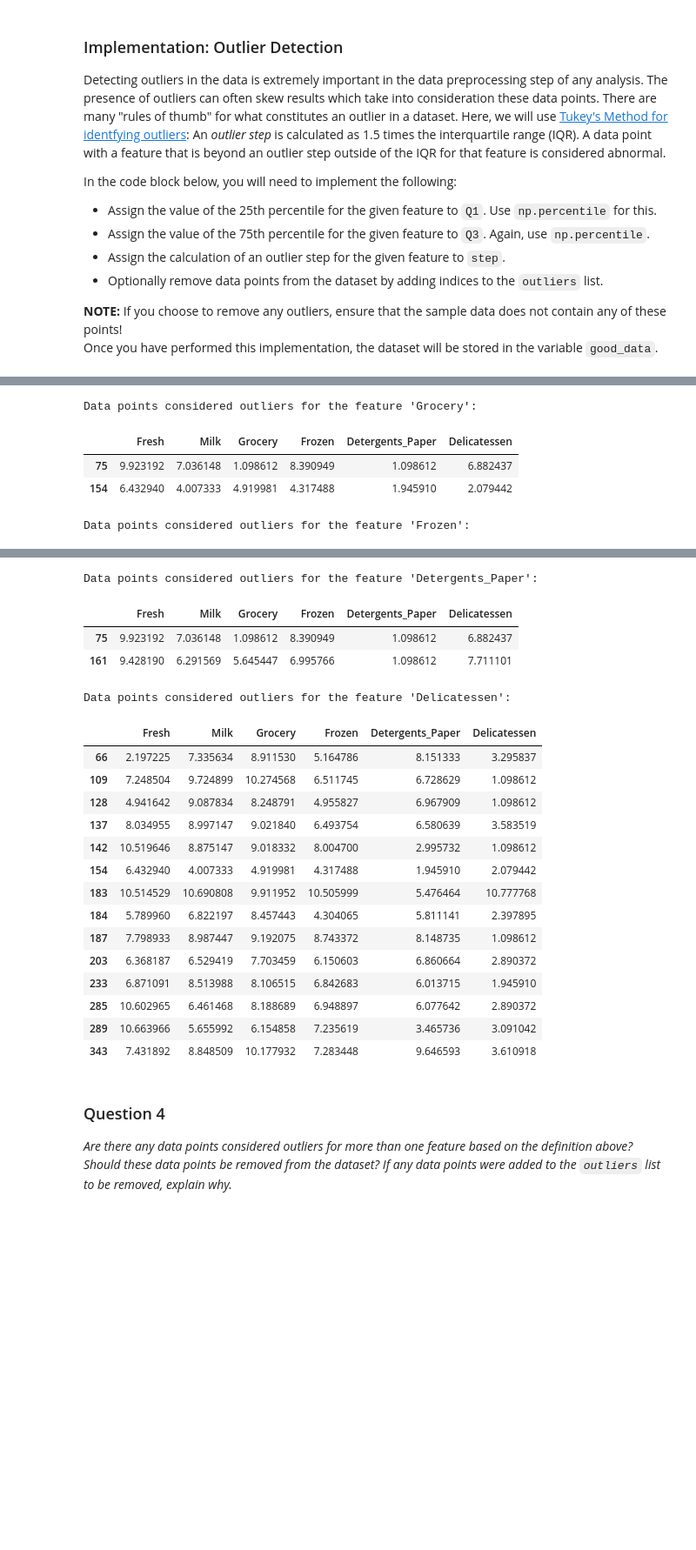
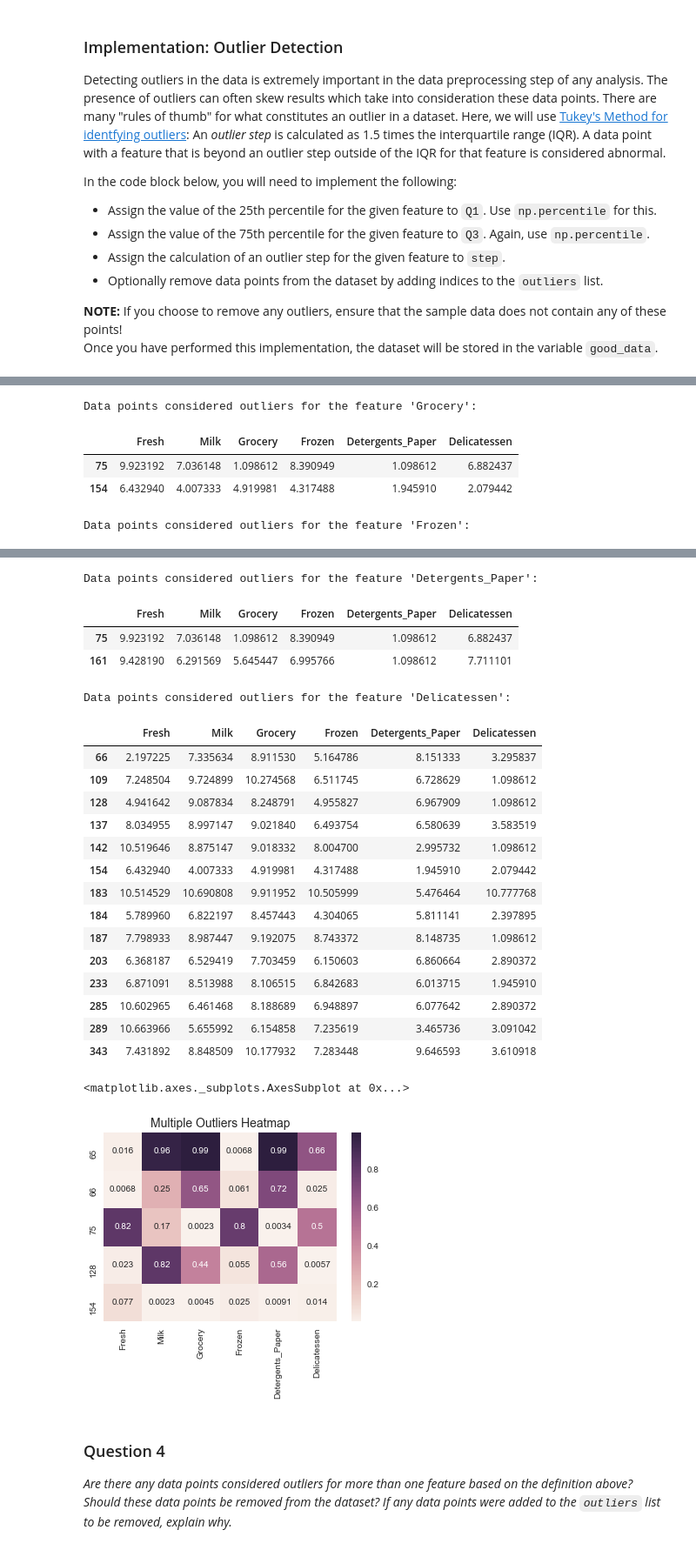
Before and after one commit to reyuhi/Customer_Segment, a Jupyter notebook: customer_segments.ipynb, the cells around one changed output, grey strips where cells are left out. Shown: that part at 87% size. Drawn from its saved outputs; the diff is of its cells as text; code cells hidden in the pictures; blank space fills up the shorter version.

```diff
--- a/customer_segments.ipynb
+++ b/customer_segments.ipynb
@@ -230,8 +237,19 @@ for feature in log_data.keys():
 outliers  = [38,57,65,66,75,81,86,95,96,98,109,128,137,142,145,154,161,171,175,183,184,187,193,
             203,218,233,264,285,289,304,305,325,338,343,353,355,356,357,412,420,429,439]
 
+#outliers = []
+
 # Remove the outliers, if any were specified
 good_data = log_data.drop(log_data.index[outliers]).reset_index(drop = True)
+
+# Heatmap using percentiles to display outlier data
+import matplotlib.pyplot as plt
+import seaborn as sns
+percentiles = data.rank(pct=True)
+percentiles = percentiles.iloc[[65, 66, 75, 128, 154]]
+plt.title('Multiple Outliers Heatmap', fontsize=14)
+heat = sns.heatmap(percentiles, annot=True)
+display(heat)
 # %% [output]
 Data points considered outliers for the feature 'Fresh':
 |  | Fresh | Milk | Grocery | Frozen | Detergents_Paper | Delicatessen |
@@ -266,33 +284,35 @@ Data points considered outliers for the feature 'Frozen':
 | 38 | 8.431853 | 9.663261 | 9.723703 | 3.496508 | 8.847360 | 6.070738 |
 | 57 | 8.597297 | 9.203618 | 9.257892 | 3.637586 | 8.932213 | 7.156177 |
 | 65 | 4.442651 | 9.950323 | 10.732651 | 3.583519 | 10.095388 | 7.260523 |
 | 145 | 10.000569 | 9.034080 | 10.457143 | 3.737670 | 9.440738 | 8.396155 |
 | 175 | 7.759187 | 8.967632 | 9.382106 | 3.951244 | 8.341887 | 7.436617 |
 | 264 | 6.978214 | 9.177714 | 9.645041 | 4.110874 | 8.696176 | 7.142827 |
 | 325 | 10.395650 | 9.728181 | 9.519735 | 11.016479 | 7.148346 | 8.632128 |
 | 420 | 8.402007 | 8.569026 | 9.490015 | 3.218876 | 8.827321 | 7.239215 |
 | 429 | 9.060331 | 7.467371 | 8.183118 | 3.850148 | 4.430817 | 7.824446 |
 | 439 | 7.932721 | 7.437206 | 7.828038 | 4.174387 | 6.167516 | 3.951244 |
 Data points considered outliers for the feature 'Detergents_Paper':
 |  | Fresh | Milk | Grocery | Frozen | Detergents_Paper | Delicatessen |
 | 75 | 9.923192 | 7.036148 | 1.098612 | 8.390949 | 1.098612 | 6.882437 |
 | 161 | 9.428190 | 6.291569 | 5.645447 | 6.995766 | 1.098612 | 7.711101 |
 Data points considered outliers for the feature 'Delicatessen':
 |  | Fresh | Milk | Grocery | Frozen | Detergents_Paper | Delicatessen |
 | 66 | 2.197225 | 7.335634 | 8.911530 | 5.164786 | 8.151333 | 3.295837 |
 | 109 | 7.248504 | 9.724899 | 10.274568 | 6.511745 | 6.728629 | 1.098612 |
 | 128 | 4.941642 | 9.087834 | 8.248791 | 4.955827 | 6.967909 | 1.098612 |
 | 137 | 8.034955 | 8.997147 | 9.021840 | 6.493754 | 6.580639 | 3.583519 |
 | 142 | 10.519646 | 8.875147 | 9.018332 | 8.004700 | 2.995732 | 1.098612 |
 | 154 | 6.432940 | 4.007333 | 4.919981 | 4.317488 | 1.945910 | 2.079442 |
 | 183 | 10.514529 | 10.690808 | 9.911952 | 10.505999 | 5.476464 | 10.777768 |
 | 184 | 5.789960 | 6.822197 | 8.457443 | 4.304065 | 5.811141 | 2.397895 |
 | 187 | 7.798933 | 8.987447 | 9.192075 | 8.743372 | 8.148735 | 1.098612 |
 | 203 | 6.368187 | 6.529419 | 7.703459 | 6.150603 | 6.860664 | 2.890372 |
 | 233 | 6.871091 | 8.513988 | 8.106515 | 6.842683 | 6.013715 | 1.945910 |
 | 285 | 10.602965 | 6.461468 | 8.188689 | 6.948897 | 6.077642 | 2.890372 |
 | 289 | 10.663966 | 5.655992 | 6.154858 | 7.235619 | 3.465736 | 3.091042 |
 | 343 | 7.431892 | 8.848509 | 10.177932 | 7.283448 | 9.646593 | 3.610918 |
+<matplotlib.axes._subplots.AxesSubplot at 0x...>
+[figure, added]
 # %% [markdown]
 ### Question 4
 *Are there any data points considered outliers for more than one feature based on the definition above? Should these data points be removed from the dataset? If any data points were added to the `outliers` list to be removed, explain why.*
```
Also changed, not shown: parts of 17 cells of this notebook, 1 other file.
